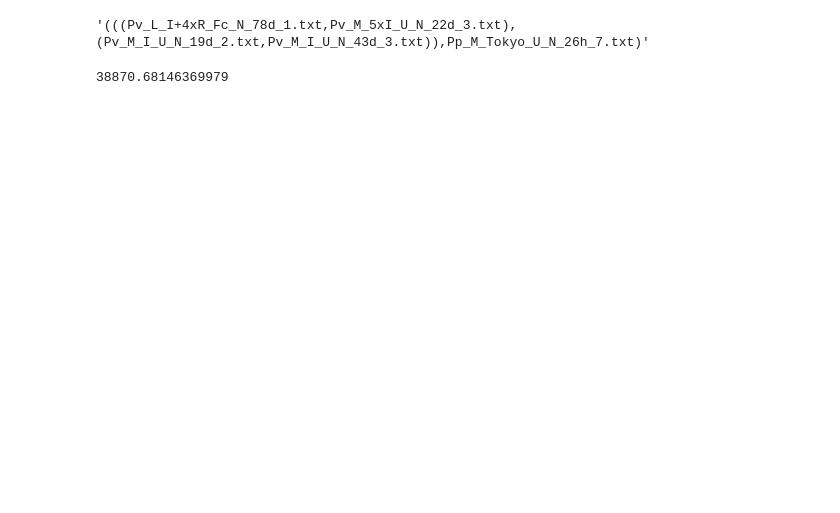
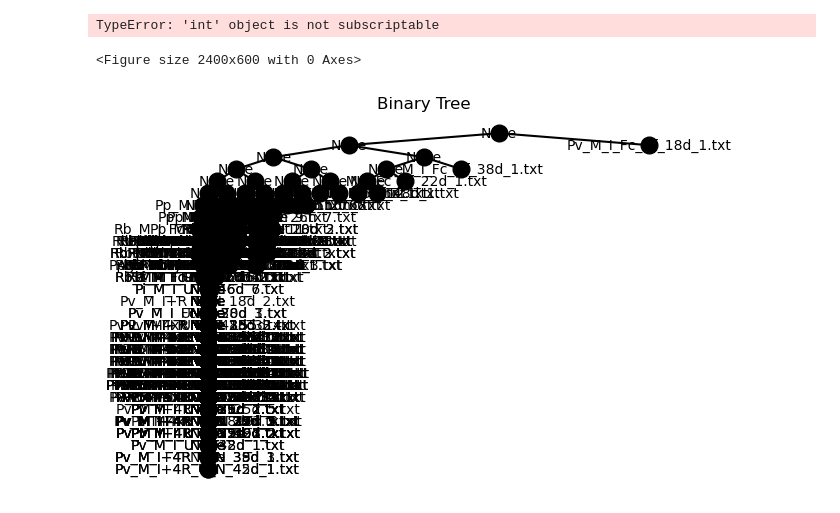
Before and after one commit to lilianjma/biological-networks-final, a Jupyter notebook: Analysis.ipynb, the cells around one changed output. Cells and saved outputs as stored; diff of their text form; code cells hidden in the pictures; blank space fills up the shorter version.

```diff
--- a/Analysis.ipynb
+++ b/Analysis.ipynb
@@ -80,15 +120,20 @@ def get_all_vectors(directory, flag):
         file_pathway = directory+file
         if flag_count >= 5:
             flag = 0
-            break
+            # break
 
-        G = get_graph_from_file(file_pathway, flag)
-        p = graph_properties(G, flag, file)
-        all_graphs.append(G)
-        all_graphs_properties.append(p)
-        flag_count += 1
+        if os.path.isfile(file_pathway):
+            G = get_graph_from_file(file_pathway, flag)
+            p = graph_properties(G, flag, file)
+            all_graphs.append(G)
+            all_graphs_properties.append(p)
+            flag_count += 1
 
     return all_graphs_properties
+
+def euclidean_distance(point1, point2):
+    return np.linalg.norm(np.array(point1) - np.array(point2))
+
 
 def lower_distance_matrix(df):
     """
@@ -304,3 +385,16 @@ Pp_M_Tokyo_U_N_26h_7.txt                     0.091273         11244.072697
+# %%
+df = pd.read_csv('distances.csv')
+def replace_with_ln(x):
+    if not isinstance(x, str):
+        if x > 10:
+            return np.log(x)
+        return x
+    else:
+        return x
+
+# Apply the function to all elements of the DataFrame
+df_ln = df.applymap(replace_with_ln)
+df_ln.to_csv('distances_ln.csv', index=True)
 # %%
 ##################     GET DISTANCE MATRIX     ##################
 lower_distance_df = lower_distance_matrix(df)
@@ -323,6 +453,4 @@ Fin
 
 M_labels = lower_distance_df.index.tolist()
 M = lower_distance_to_M_data(lower_distance_df)
-UPGMA(M, M_labels)
+lst = UPGMA(M, M_labels)
-# %% [output]
-'(((Pv_L_I+4xR_Fc_N_78d_1.txt,Pv_M_5xI_U_N_22d_3.txt),(Pv_M_I_U_N_19d_2.txt,Pv_M_I_U_N_43d_3.txt)),Pp_M_Tokyo_U_N_26h_7.txt)'
@@ -329,9 +459,43 @@ UPGMA(M, M_labels)
+# %%
+from scipy.cluster.hierarchy import linkage, dendrogram
+import matplotlib.pyplot as plt
+from scipy.spatial.distance import squareform
+
+
+# Your distance matrix
+distances = pd.read_csv('distances_ln.csv')
+distances = distances.drop(df.columns[[0, 1]], axis=1)
+dist_sub = distances
+dist_sub['substrate'] = dist_sub.apply(func, axis=1)
+
+tree = linkage(distances, method='average')  # Use 'average' method for UPGMA
+
+# Plot dendrogram
+plt.figure(figsize=(10, 6))
+dendrogram(tree, labels=range(1, len(distances) + 1), leaf_rotation=90)
+plt.title('UPGMA Dendrogram')
+plt.xlabel('Data Points')
+plt.ylabel('Distance')
+plt.show()
+# %% [output]
+TypeError: 'int' object is not subscriptable
+# %%
+tree = list_to_binary_tree(lst)
+
+# Plot the binary tree
+plt.figure(figsize=(24, 6))
+plot_tree(tree, 80, 80, 4)
+plt.title("Binary Tree")
+plt.gca()  # Invert y-axis to have root at the top
+plt.axis('off')  # Hide axis
+plt.show()
+# %% [output]
+<Figure size 2400x600 with 0 Axes>
+[figure, added]
 # %%
 ##################     TEST DIST BTWEEN TWO VECS     ##################
 
-vec1 = df.loc['Pp_M_Tokyo_U_N_26h_7.txt']
-vec2 = df.loc['Pv_L_I+4xR_Fc_N_78d_1.txt']
-dist = np.linalg.norm(vec1 - vec2)
-dist
+# vec1 = df.loc['Pp_M_Tokyo_U_N_26h_7.txt']
+# vec2 = df.loc['Pv_L_I+4xR_Fc_N_78d_1.txt']
+# dist = np.linalg.norm(vec1 - vec2)
+# dist
-# %% [output]
-38870.68146369979
```
Also changed, not shown: parts of 15 cells of this notebook, 5 other files.
